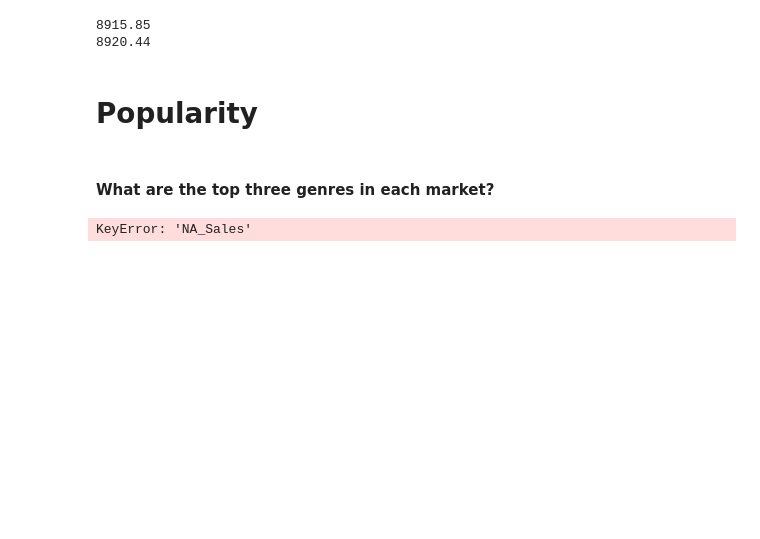
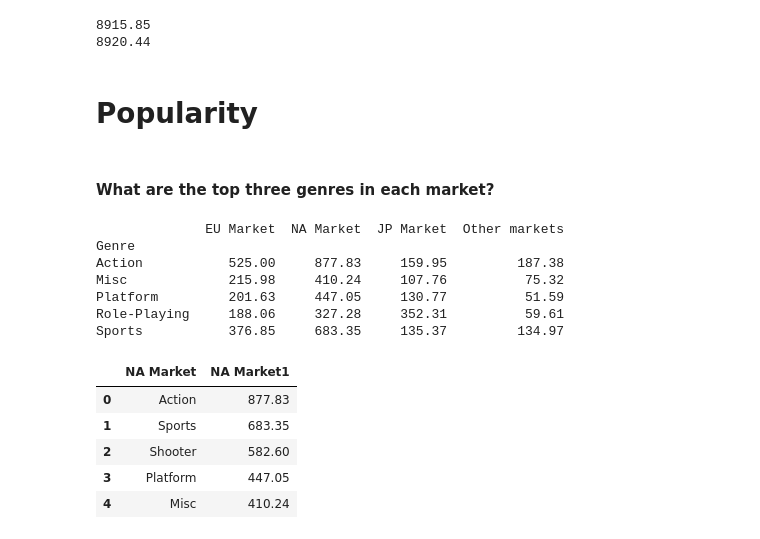
Before and after one commit to SymetryGroup/video-game-sales-eda, a Jupyter notebook: GameAnalysis.ipynb, the cells around one changed output. Drawn from its saved outputs; the diff is of its cells as text; code cells hidden in the pictures; blank space fills up the shorter version.

```diff
--- a/GameAnalysis.ipynb
+++ b/GameAnalysis.ipynb
@@ -145,6 +145,47 @@ print(df["Global_Sales"].sum())
 # %% [markdown]
 #### What are the top three genres in each market?
 # %%
-top_genres = df["Genre"].value_counts().groupby("NA_Sales")
+top_genres_eu = df["EU_Sales"].groupby(df["Genre"])
+
+top_genres_na = df["NA_Sales"].groupby(df["Genre"])
+
+top_genres_jp = df["JP_Sales"].groupby(df["Genre"])
+
+top_genres_other = df["Other_Sales"].groupby(df["Genre"])
+
+
+top_genres = pd.DataFrame({
+    "EU Market" : top_genres_eu.sum().sort_values(ascending=False).head(7),
+    "NA Market" : top_genres_na.sum().sort_values(ascending=False).head(7),
+    "JP Market" : top_genres_jp.sum().sort_values(ascending=False).head(7),
+    "Other markets" : top_genres_other.sum().sort_values(ascending=False).head(7)
+})
+
+top_genres.dropna(inplace=True)
+
+print(top_genres)
 # %% [output]
-KeyError: 'NA_Sales'
+              EU Market  NA Market  JP Market  Other markets
+Genre
+Action           525.00     877.83     159.95         187.38
+Misc             215.98     410.24     107.76          75.32
+Platform         201.63     447.05     130.77          51.59
+Role-Playing     188.06     327.28     352.31          59.61
+Sports           376.85     683.35     135.37         134.97
+# %%
+na = df.groupby("Genre")["NA_Sales"].sum().nlargest(5).index
+navalues = df.groupby("Genre")["NA_Sales"].sum().nlargest(5).values
+eu = df.groupby("Genre")["EU_Sales"].sum().nlargest(5).index
+
+top = pd.DataFrame({
+    "NA Market" : na,
+    "NA Market1" : navalues
+})
+display(top)
+# %% [output]
+|  | NA Market | NA Market1 |
+| 0 | Action | 877.83 |
+| 1 | Sports | 683.35 |
+| 2 | Shooter | 582.60 |
+| 3 | Platform | 447.05 |
+| 4 | Misc | 410.24 |
```
Also changed, not shown: parts of 3 cells of this notebook.
